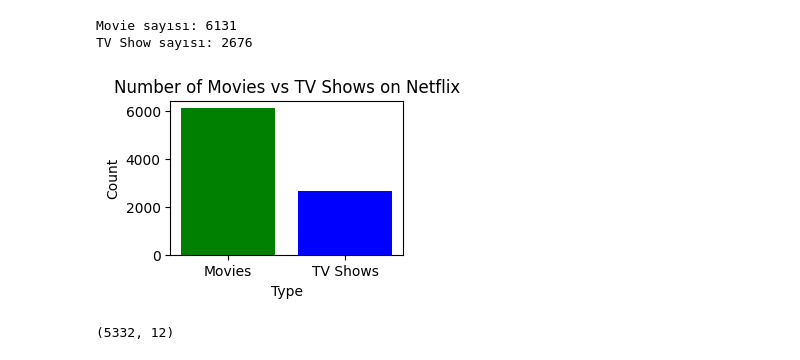
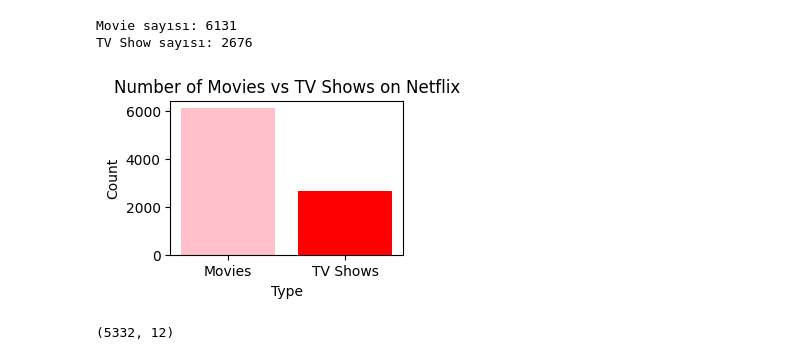
Before and after one commit to bdinlenc/YetGenCoreProje, a Jupyter notebook: proje.ipynb, the cells around one changed output. Drawn from its saved outputs; the diff is of its cells as text; code cells hidden in the pictures.

```diff
--- a/proje.ipynb
+++ b/proje.ipynb
@@ -42,31 +42,31 @@ TV Show sayısı: 2676
 # %%
 #Netflix'de bulunan film ve dizilerin sayısının görselleştirilmesi amaçlanmıştır.
 
 import pandas as pd
 import matplotlib.pyplot as plt
 
 df = pd.read_csv('netflix_titles.csv') #dosyanın okunması ve df isimli DataFrame nesnesi oluşturulması.
 
 df_movies = df[df['type'] == 'Movie'] #film ve dizi olarak iki tane dataframe nesnesi oluşturulur.
 df_tv = df[df['type'] == 'TV Show']
 
 count_movies = df_movies['type'].count() #her iki sütunun da type sütununun sayısı hesaplanır.
 count_tv = df_tv['type'].count() #counttv ve countmovie değişkenine atanır.
 
 labels = ['Movies', 'TV Shows'] #x ekseni
 counts = [count_movies, count_tv] #y ekseni
 
 plt.figure(figsize=(3, 2)) #3 birim yükseklik 2 birim genişlik belirlenmiştir.
-plt.bar(labels, counts, color=['green', 'blue'])
+plt.bar(labels, counts, color=['pink', 'red'])
 plt.title('Number of Movies vs TV Shows on Netflix')
 plt.xlabel('Type')
 plt.ylabel('Count')
 plt.show() #bu fonksiyon grafiği gösterir
 
 
 #count değişkeni var
 # %% [output]
-[figure, old version]
+[figure, new version]
 # %%
 df.shape #DataFrame nesnesinin satır ve sütun sayısını verir.
 # %% [output]
```
